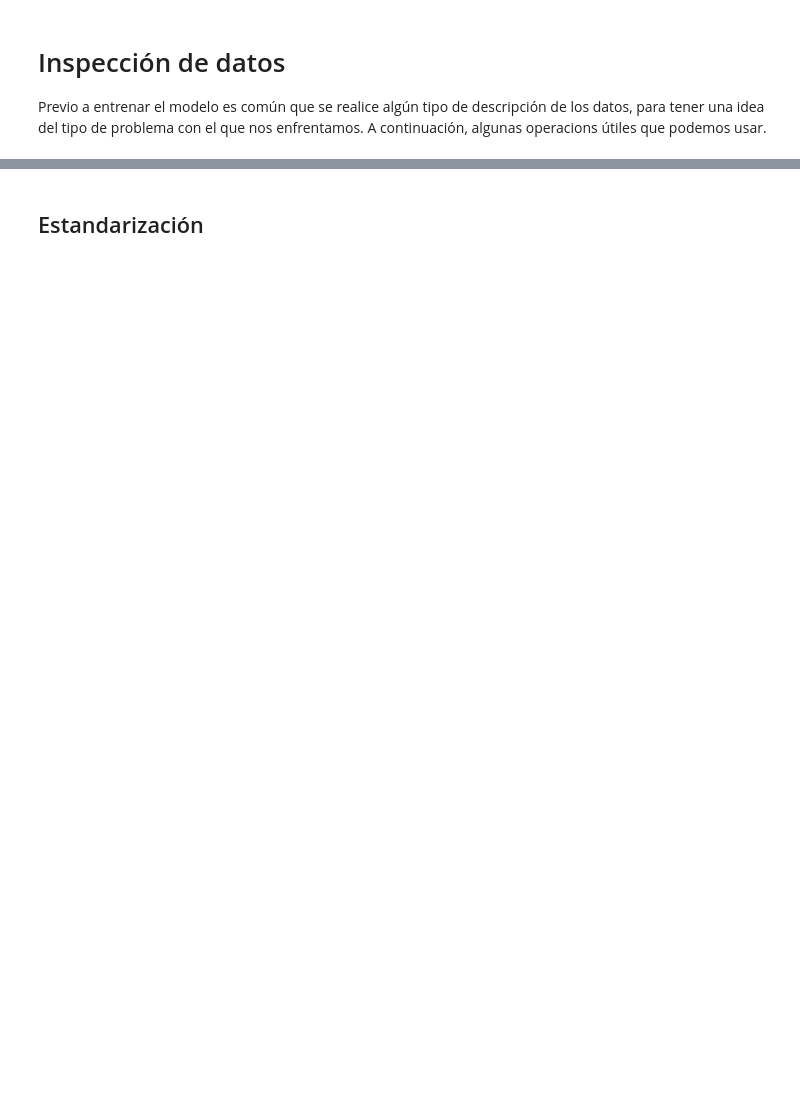
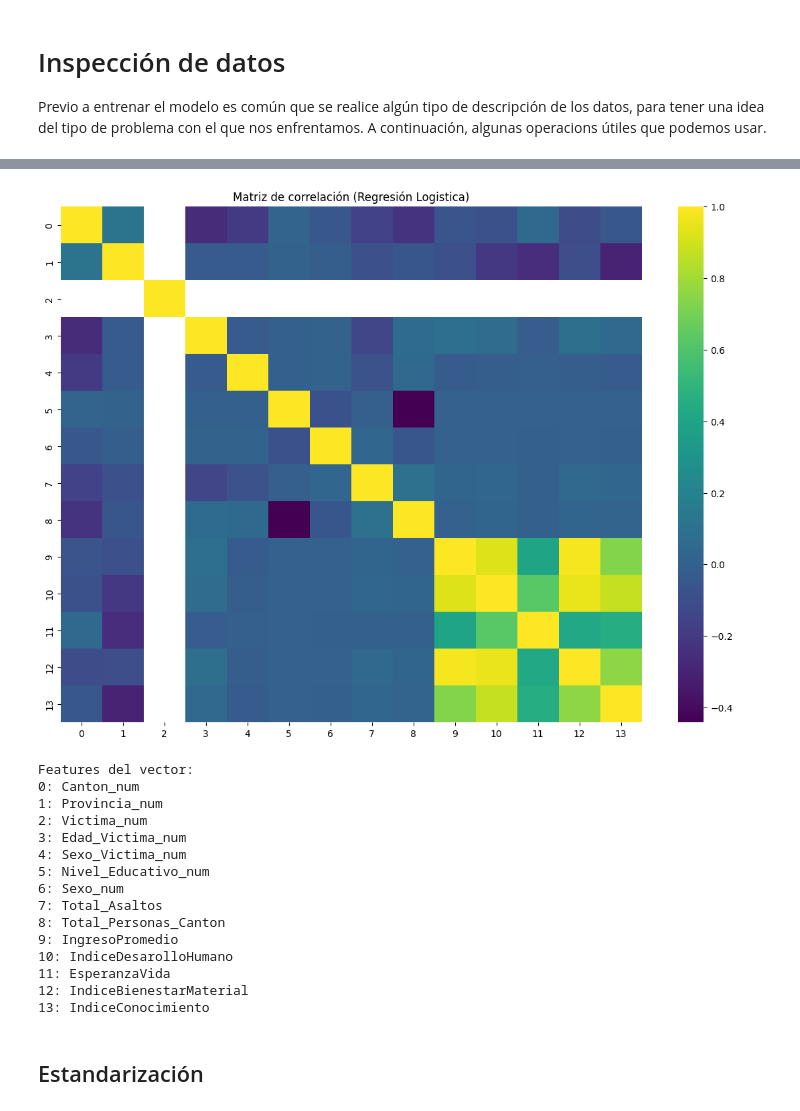
Before and after one commit to jiropardo/mlpipeline, a Jupyter notebook: proyecto.ipynb, the cells around one changed output, grey strips where cells are left out. Drawn from its saved outputs; the diff is of its cells as text; code cells hidden in the pictures; blank space fills up the shorter version.

```diff
--- a/proyecto.ipynb
+++ b/proyecto.ipynb
@@ -275,0 +289,22 @@ sns.heatmap(pearson_matrix.toArray(), annot=True, fmt=".2f", cmap='viridis')
+# %%
+from pyspark.ml.stat import Correlation
+import matplotlib.pyplot as plt
+import seaborn as sns
+
+# Con la representación de vectores podemos calcular correlaciones
+
+# --- matriz de correlación
+pearson_matrix = Correlation.corr(vector_df, 'features', 'pearson').collect()[0][0]
+corr_array = pearson_matrix.toArray()
+
+# --- 2️⃣  heatmap
+plt.figure(figsize=(14, 10))
+sns.heatmap(corr_array, annot=False, cmap='viridis')
+plt.title("Matriz de correlación (Regresión Logistica)")
+plt.show()
+
+# --- 3️⃣ feature
+print("Features del vector:")
+for i, col_name in enumerate(input_cols):
+    print(f"{i}: {col_name}")
+# %% [output]
@@ -276,3 +313,19 @@ sns.heatmap(pearson_matrix.toArray(), annot=True, fmt=".2f", cmap='viridis')
+[figure, added]
+Features del vector:
+0: Canton_num
+1: Provincia_num
+2: Victima_num
+3: Edad_Victima_num
+4: Sexo_Victima_num
+5: Nivel_Educativo_num
+6: Sexo_num
+7: Total_Asaltos
+8: Total_Personas_Canton
+9: IngresoPromedio
+10: IndiceDesarolloHumano
+11: EsperanzaVida
+12: IndiceBienestarMaterial
+13: IndiceConocimiento
 # %% [markdown]
 ## Estandarización
 # %%
```
Also changed, not shown: parts of 18 cells of this notebook.
